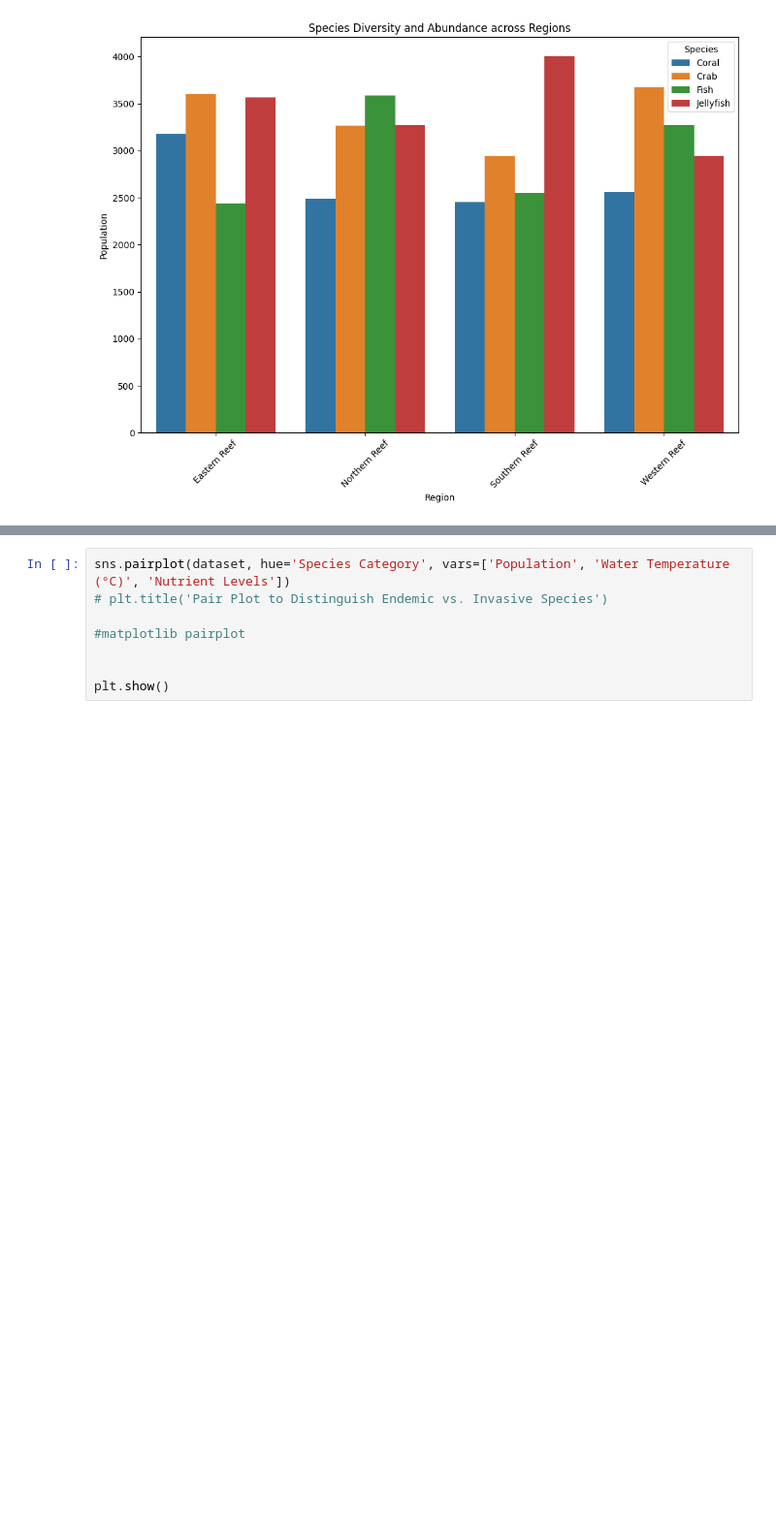
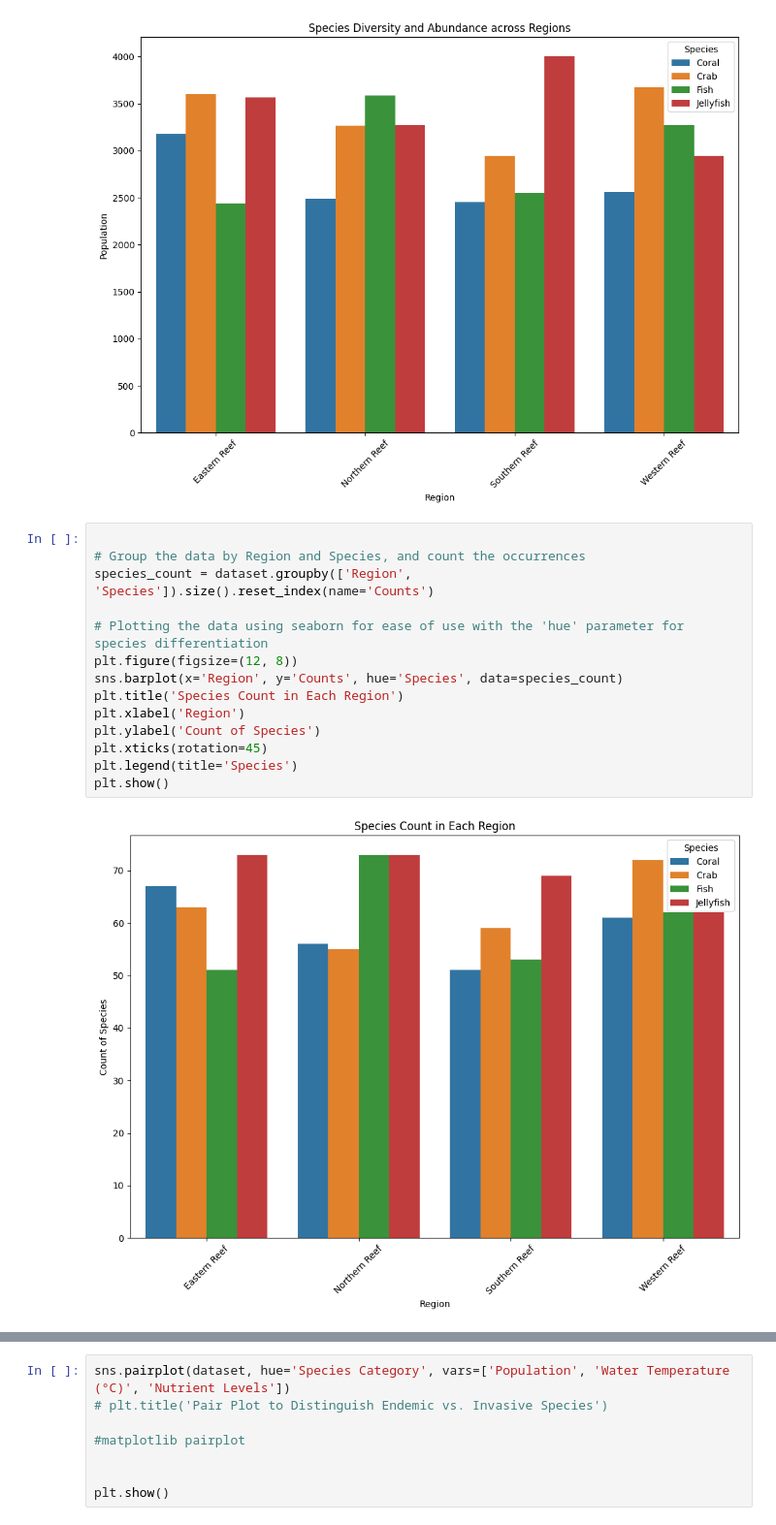
Before and after one commit to IceEnemy/Misc-Learning, a Jupyter notebook: MachineLearning/MidMarineLife/LogisticRegMarine.ipynb, the cells around one changed output, grey strips where cells are left out. Shown at 97% size. Cells and saved outputs as stored; diff of their text form; blank space fills up the shorter version.

```diff
--- a/MachineLearning/MidMarineLife/LogisticRegMarine.ipynb
+++ b/MachineLearning/MidMarineLife/LogisticRegMarine.ipynb
@@ -91,3 +91,19 @@ plt.show()
 # Species diversity
 # %% [output]
 [figure]
+# %%
+
+# Group the data by Region and Species, and count the occurrences
+species_count = dataset.groupby(['Region', 'Species']).size().reset_index(name='Counts')
+
+# Plotting the data using seaborn for ease of use with the 'hue' parameter for species differentiation
+plt.figure(figsize=(12, 8))
+sns.barplot(x='Region', y='Counts', hue='Species', data=species_count)
+plt.title('Species Count in Each Region')
+plt.xlabel('Region')
+plt.ylabel('Count of Species')
+plt.xticks(rotation=45)
+plt.legend(title='Species')
+plt.show()
+# %% [output]
+[figure, added]
```
Also changed, not shown: parts of 10 cells of this notebook, 1 other file.
